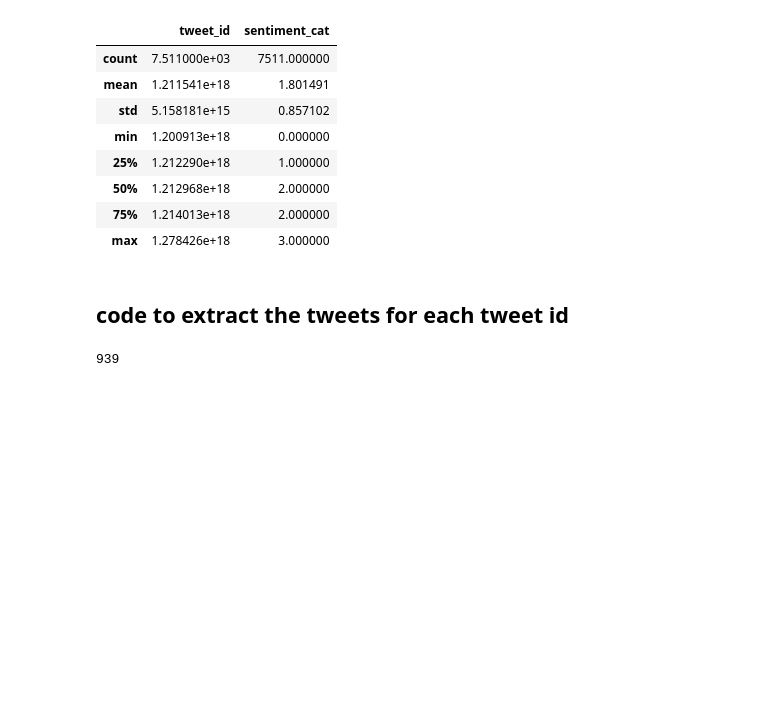
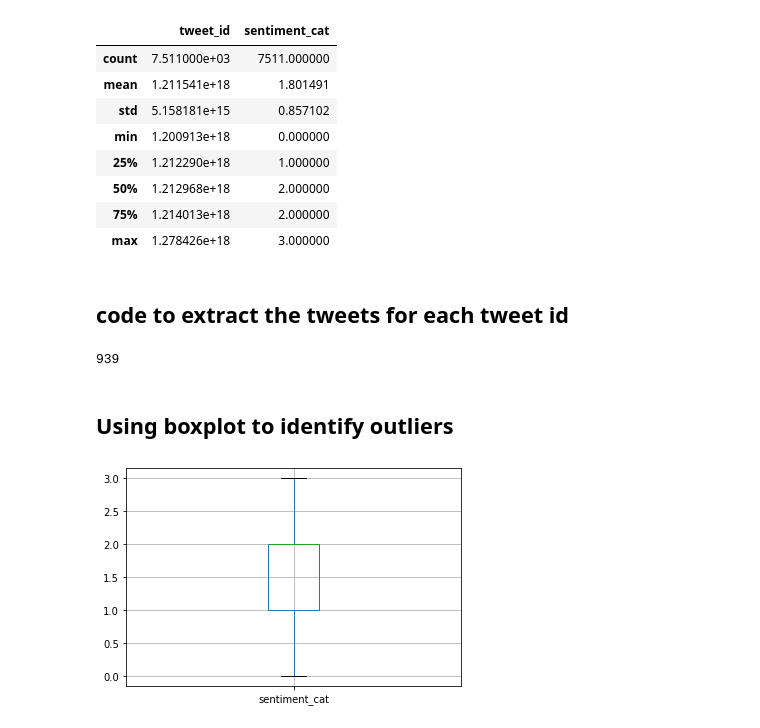
Before and after one commit to liyaSileshi/amharic-sentiment-analysis, a Jupyter notebook: EDA.ipynb, the cells around one changed output. Cells and saved outputs as stored; diff of their text form; code cells hidden in the pictures; blank space fills up the shorter version.

```diff
--- a/EDA.ipynb
+++ b/EDA.ipynb
@@ -121,3 +121,9 @@ len(df_test)
 939
 # %%
 #in extract_tweet.py file
+# %% [markdown]
+## Using boxplot to identify outliers
+# %%
+boxplot = df_train.boxplot(column=['sentiment_cat'])
+# %% [output]
+[figure, added]
```
Also changed, not shown: parts of 1 cell of this notebook, 1 other file.
